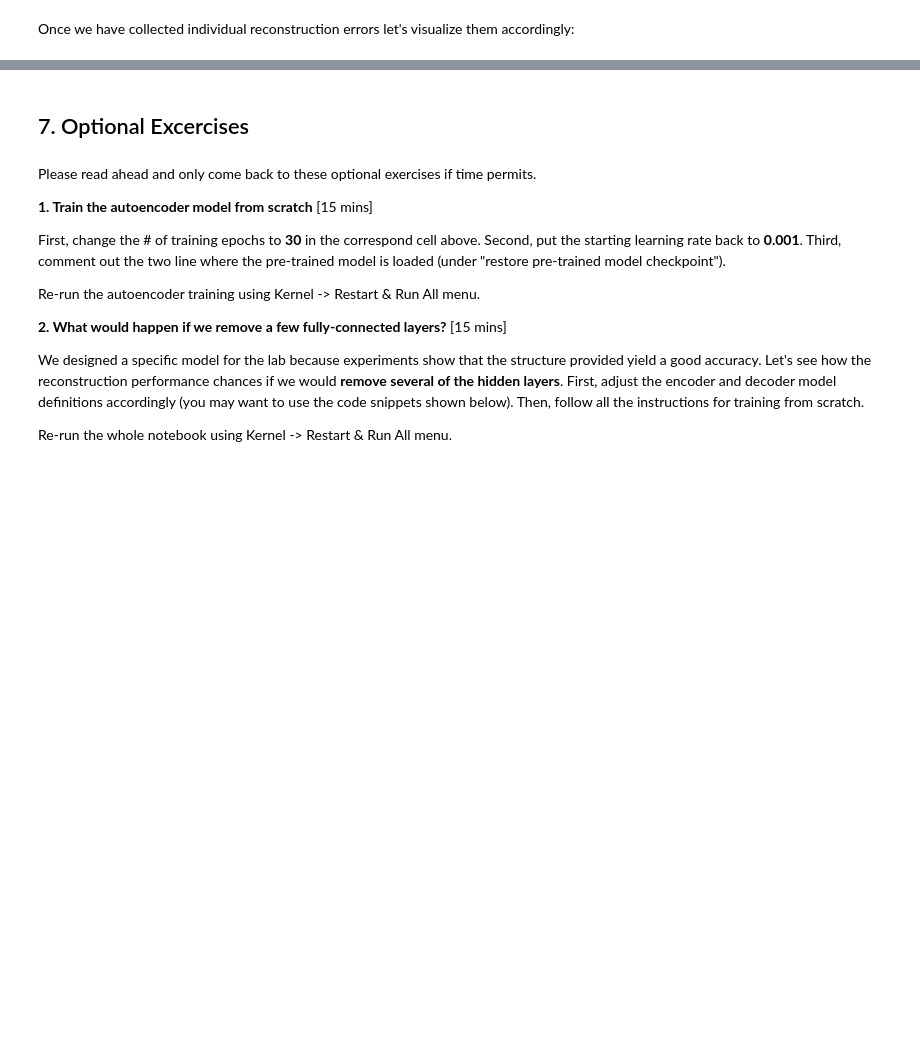
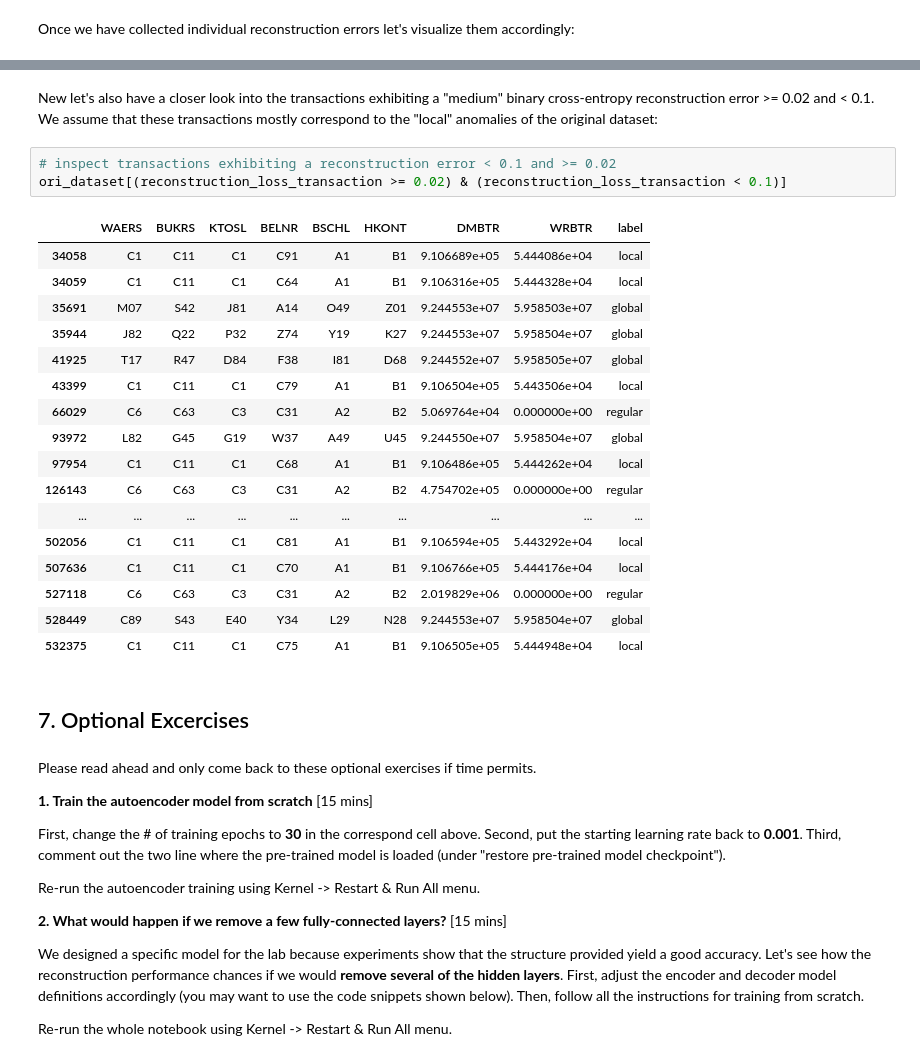
Before and after one commit to GitiHubi/deepAI, a Jupyter notebook: GTC_2018_Lab.ipynb, the cells around one changed output, grey strips where cells are left out. Drawn from its saved outputs; the diff is of its cells as text; blank space fills up the shorter version.

```diff
--- a/GTC_2018_Lab.ipynb
+++ b/GTC_2018_Lab.ipynb
@@ -805,3 +851,26 @@ ax.legend(loc='best')
+# %% [markdown]
+New let's also have a closer look into the transactions exhibiting a "medium" binary cross-entropy reconstruction error >= 0.02 and < 0.1. We assume that these transactions mostly correspond to the "local" anomalies of the original dataset:
+# %%
+# inspect transactions exhibiting a reconstruction error < 0.1 and >= 0.02
+ori_dataset[(reconstruction_loss_transaction >= 0.02) & (reconstruction_loss_transaction < 0.1)]
+# %% [output]
+|  | WAERS | BUKRS | KTOSL | BELNR | BSCHL | HKONT | DMBTR | WRBTR | label |
+| 34058 | C1 | C11 | C1 | C91 | A1 | B1 | 9.106689e+05 | 5.444086e+04 | local |
+| 34059 | C1 | C11 | C1 | C64 | A1 | B1 | 9.106316e+05 | 5.444328e+04 | local |
+| 35691 | M07 | S42 | J81 | A14 | O49 | Z01 | 9.244553e+07 | 5.958503e+07 | global |
+| 35944 | J82 | Q22 | P32 | Z74 | Y19 | K27 | 9.244553e+07 | 5.958504e+07 | global |
+| 41925 | T17 | R47 | D84 | F38 | I81 | D68 | 9.244552e+07 | 5.958505e+07 | global |
+| 43399 | C1 | C11 | C1 | C79 | A1 | B1 | 9.106504e+05 | 5.443506e+04 | local |
+| 66029 | C6 | C63 | C3 | C31 | A2 | B2 | 5.069764e+04 | 0.000000e+00 | regular |
+| 93972 | L82 | G45 | G19 | W37 | A49 | U45 | 9.244550e+07 | 5.958504e+07 | global |
+| 97954 | C1 | C11 | C1 | C68 | A1 | B1 | 9.106486e+05 | 5.444262e+04 | local |
+| 126143 | C6 | C63 | C3 | C31 | A2 | B2 | 4.754702e+05 | 0.000000e+00 | regular |
+| ... | ... | ... | ... | ... | ... | ... | ... | ... | ... |
+| 502056 | C1 | C11 | C1 | C81 | A1 | B1 | 9.106594e+05 | 5.443292e+04 | local |
+| 507636 | C1 | C11 | C1 | C70 | A1 | B1 | 9.106766e+05 | 5.444176e+04 | local |
+| 527118 | C6 | C63 | C3 | C31 | A2 | B2 | 2.019829e+06 | 0.000000e+00 | regular |
+| 528449 | C89 | S43 | E40 | Y34 | L29 | N28 | 9.244553e+07 | 5.958504e+07 | global |
+| 532375 | C1 | C11 | C1 | C75 | A1 | B1 | 9.106505e+05 | 5.444948e+04 | local |
 # %% [markdown]
 ## 7. Optional Excercises
 # %% [markdown]
```
Also changed, not shown: parts of 20 cells of this notebook.
